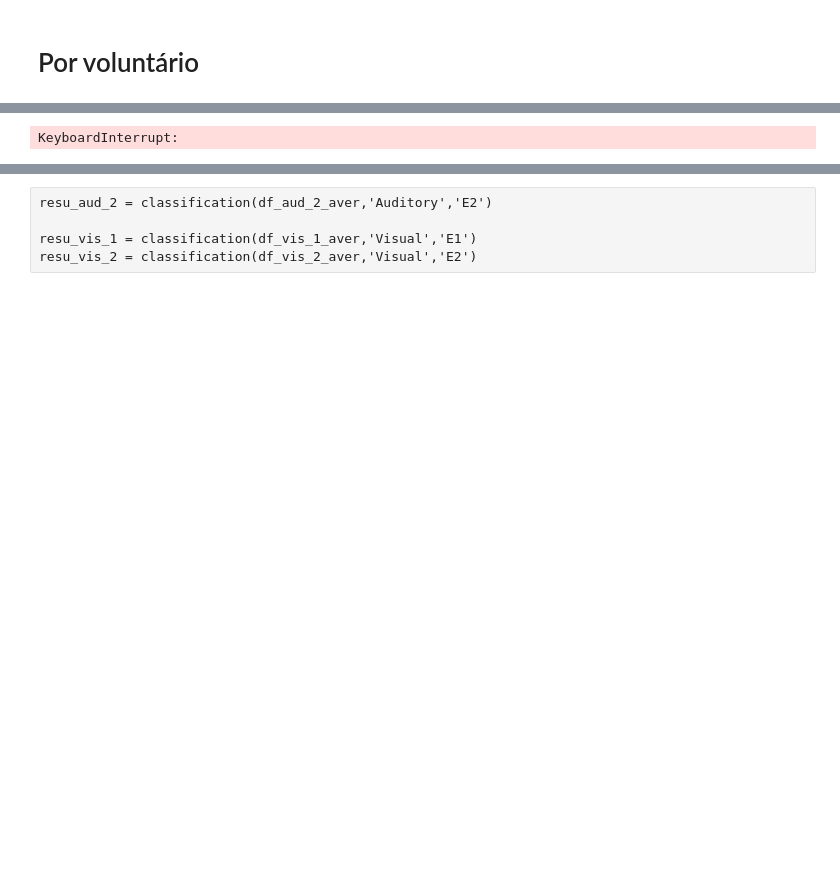
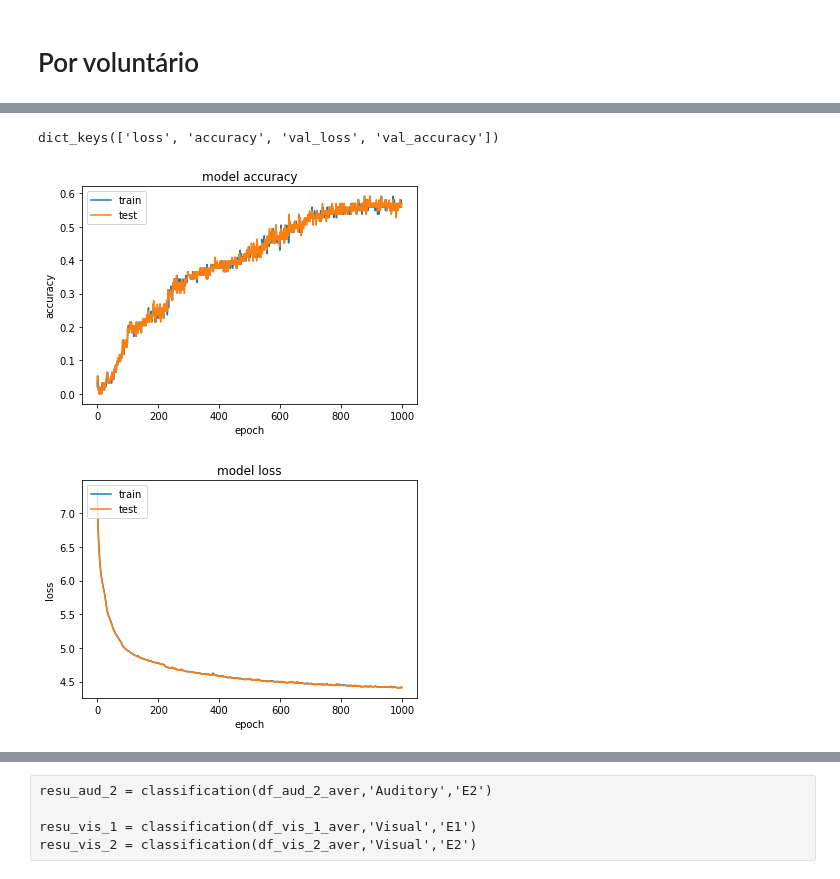
Before and after one commit to bruAristimunha/Across-Modalities, a Jupyter notebook: notebook/AutoEnconder.ipynb, the cells around one changed output, grey strips where cells are left out. Cells and saved outputs as stored; diff of their text form; code cells hidden in the pictures; blank space fills up the shorter version.

```diff
--- a/notebook/AutoEnconder.ipynb
+++ b/notebook/AutoEnconder.ipynb
@@ -81,9 +99,12 @@ def classification_autoEncoder(dataFrame, categoria, exposure):
 
         clf = GaussianNB()
 
+
+        clf.class_prior_ = [(1/6),(1/6),(1/6),(1/6),(1/6),(1/6)]
+
         autoEncoder_ = my_autoenconder(epochs=1000,
                                        batch_size=32,
-                                       validation_size=0.2,
+                                       validation_size=[],
                                        random_state=42,
                                        regularizer=regularizers.l1(10e-5),
                                        exposure=exposure,
@@ -93,22 +114,43 @@ def classification_autoEncoder(dataFrame, categoria, exposure):
 
         autoEncoder_.fit(X_train_without_mean)
 
-        X_train_auto = autoEncoder_.transform(X_train_without_mean)
+        X_train_auto = autoEncoder_.transform(X_train_without_mean.T)
 
-        X_test_auto = autoEncoder_.transform(X_test_without_mean)
+        X_test_auto = autoEncoder_.transform(X_test_without_mean.T)
 
 
         clf = clf.fit(X_train_auto, y_train)
 
         y_pred = clf.predict(X_test_auto)
 
-        dataFrame_result.append([ind,y_pred,y_test.values,categoria,exposure])
+        for y_i_pred, y_i_test in list(zip(y_pred,y_test.values)):
+            dataFrame_result.append([ind, y_i_pred,y_i_test, categoria, exposure])
 
 
-    return dataFrame_result
-    #, autoEncoder_.history
+    return dataFrame_result, autoEncoder_.history
+# %%
+import matplotlib.pyplot as plt
+
+
+def plot_history(history):
+
+    print(history.history.keys())
+    # summarize history for accuracy
+    plt.plot(history.history['accuracy'])
+    plt.plot(history.history['val_accuracy'])
+    plt.title('model accuracy')
+    plt.ylabel('accuracy')
+    plt.xlabel('epoch')
+    plt.legend(['train', 'test'], loc='upper left')
+    plt.show()
+    # summarize history for loss
+    plt.plot(history.history['loss'])
+    plt.plot(history.history['val_loss'])
+    plt.title('model loss')
+    plt.ylabel('loss')
+    plt.xlabel('epoch')
+    plt.legend(['train', 'test'], loc='upper left')
+    plt.show()
 # %%
-resu_aud_1 = classification_autoEncoder(aud_1,'Auditory','E1')
+resu_aud_1, history_aud_1 = classification_autoEncoder(aud_1,'Auditory','E1')
-# %% [output]
-KeyboardInterrupt:
 # %%
@@ -119,0 +162,6 @@ resu_vis_2 = classification_autoEncoder(vis_2,'Auditory','E2')
+# %%
+plot_history(history_aud_1)
+# %% [output]
+dict_keys(['loss', 'accuracy', 'val_loss', 'val_accuracy'])
+[figure, added]
+[figure, added]
```
Also changed, not shown: parts of 18 cells of this notebook.
